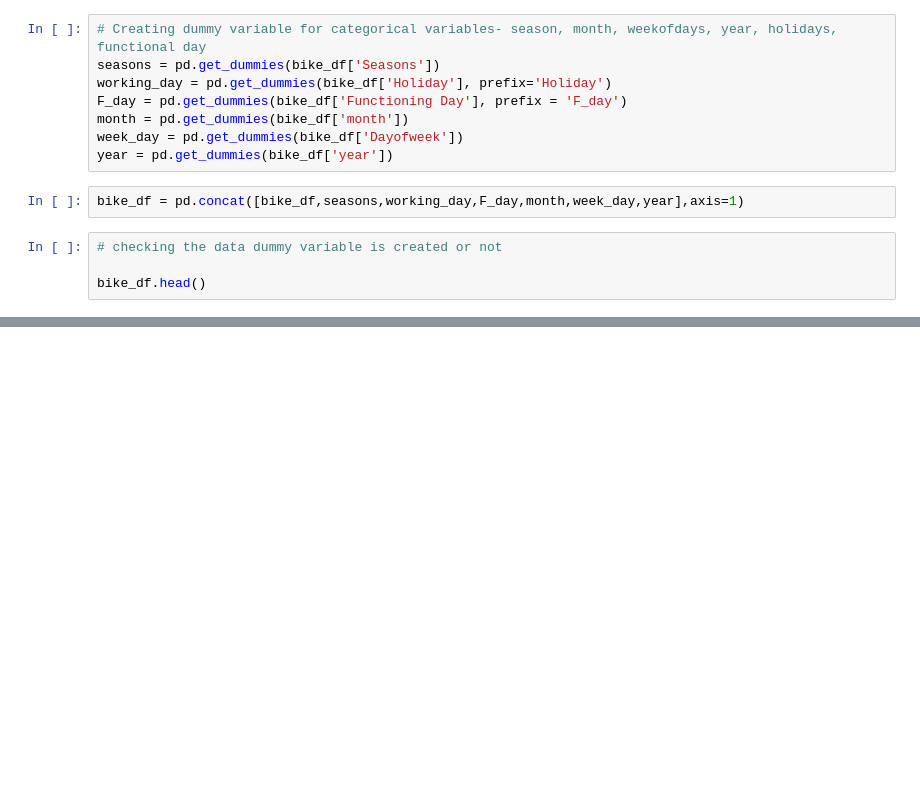
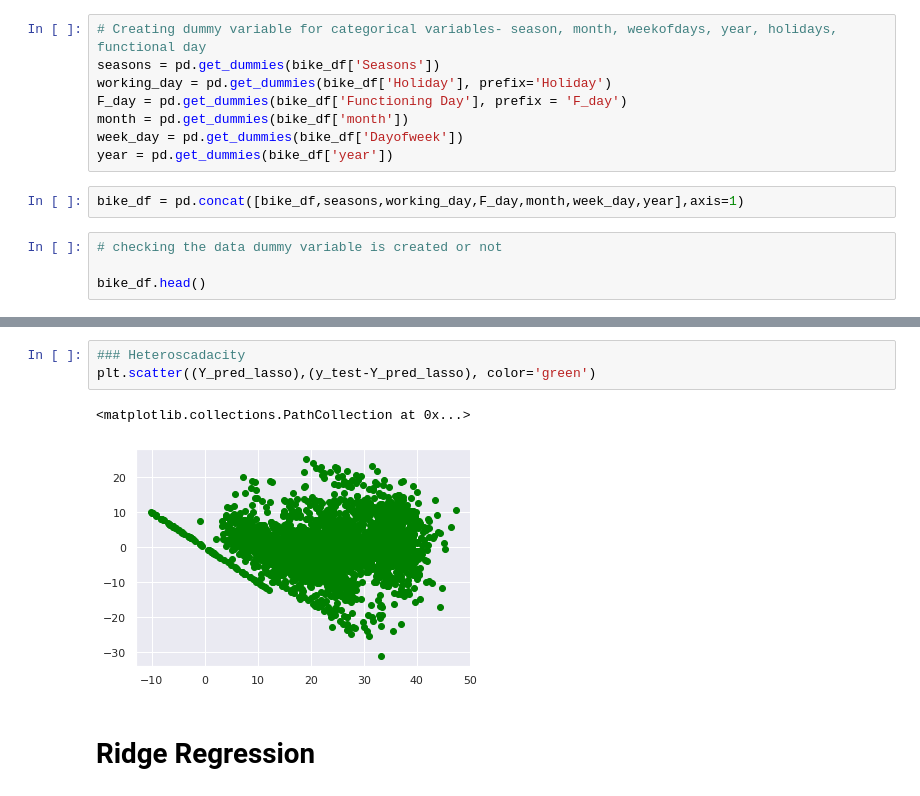
Before and after one commit to machave11/Bike-Sharing-Demand, a Jupyter notebook: Nikhil_Machave_Bike_Sharing_Demand_Prediction_Capstone_Project.ipynb, the cells around one changed output, grey strips where cells are left out. Saved outputs shown, nothing was run; the diff lists cells and outputs as text; blank space fills up the shorter version.

```diff
--- a/Nikhil_Machave_Bike_Sharing_Demand_Prediction_Capstone_Project.ipynb
+++ b/Nikhil_Machave_Bike_Sharing_Demand_Prediction_Capstone_Project.ipynb
@@ -451,0 +679,8 @@ bike_df.head()
+# %%
+### Heteroscadacity
+plt.scatter((Y_pred_lasso),(y_test-Y_pred_lasso), color='green')
+# %% [output]
+<matplotlib.collections.PathCollection at 0x...>
+[figure, added]
+# %% [markdown]
+# Ridge Regression
```
Also changed, not shown: parts of 62 cells of this notebook.
